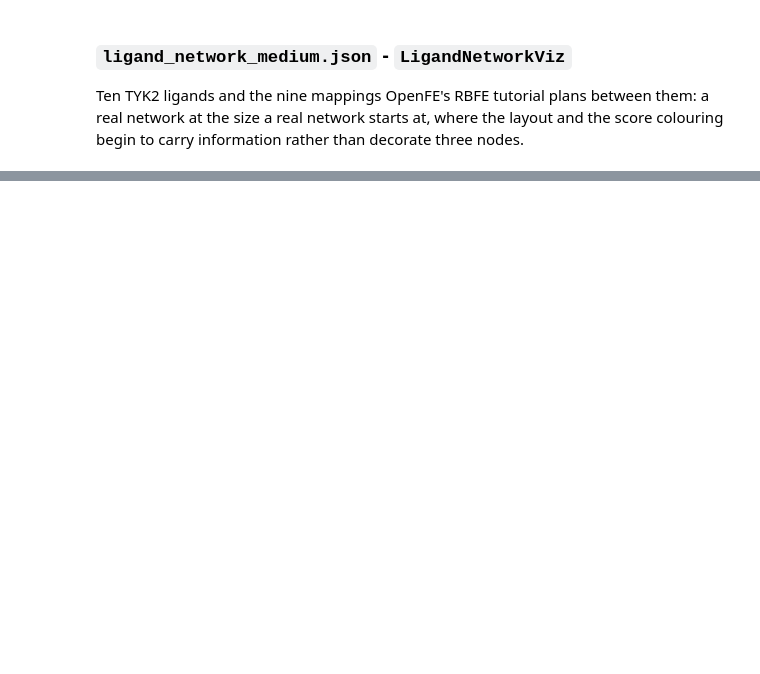
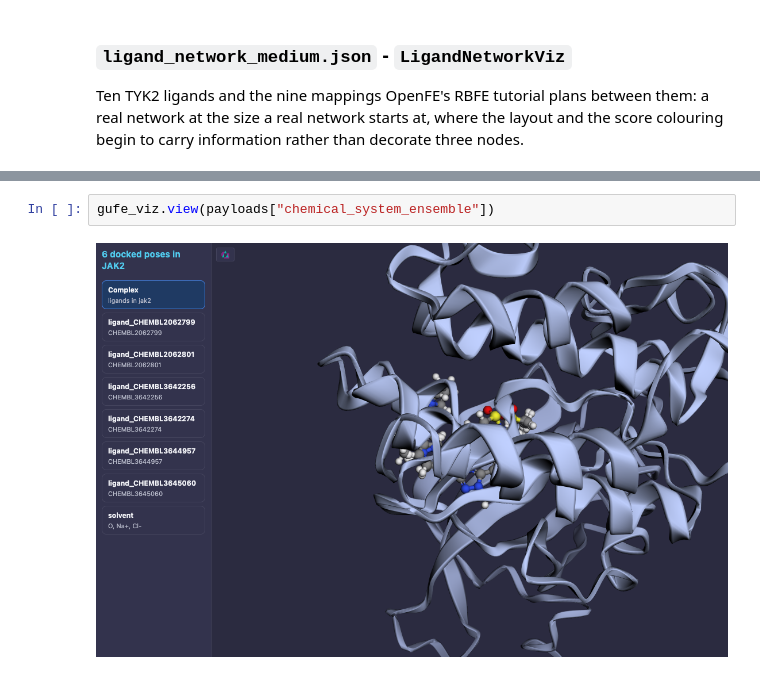
Before and after one commit to omsf-eco-infra/alchemy-viz, a Jupyter notebook: examples/notebooks/gufe-viz-gallery.ipynb, the cells around one changed output, grey strips where cells are left out. Drawn from its saved outputs; the diff is of its cells as text; blank space fills up the shorter version.

```diff
--- a/examples/notebooks/gufe-viz-gallery.ipynb
+++ b/examples/notebooks/gufe-viz-gallery.ipynb
@@ -185,0 +206,4 @@ gufe_viz.view(payloads["solvent"])
+# %%
+gufe_viz.view(payloads["chemical_system_ensemble"])
+# %% [output]
+[figure, added]
```
Also changed, not shown: parts of 34 cells of this notebook, 17 other files.
